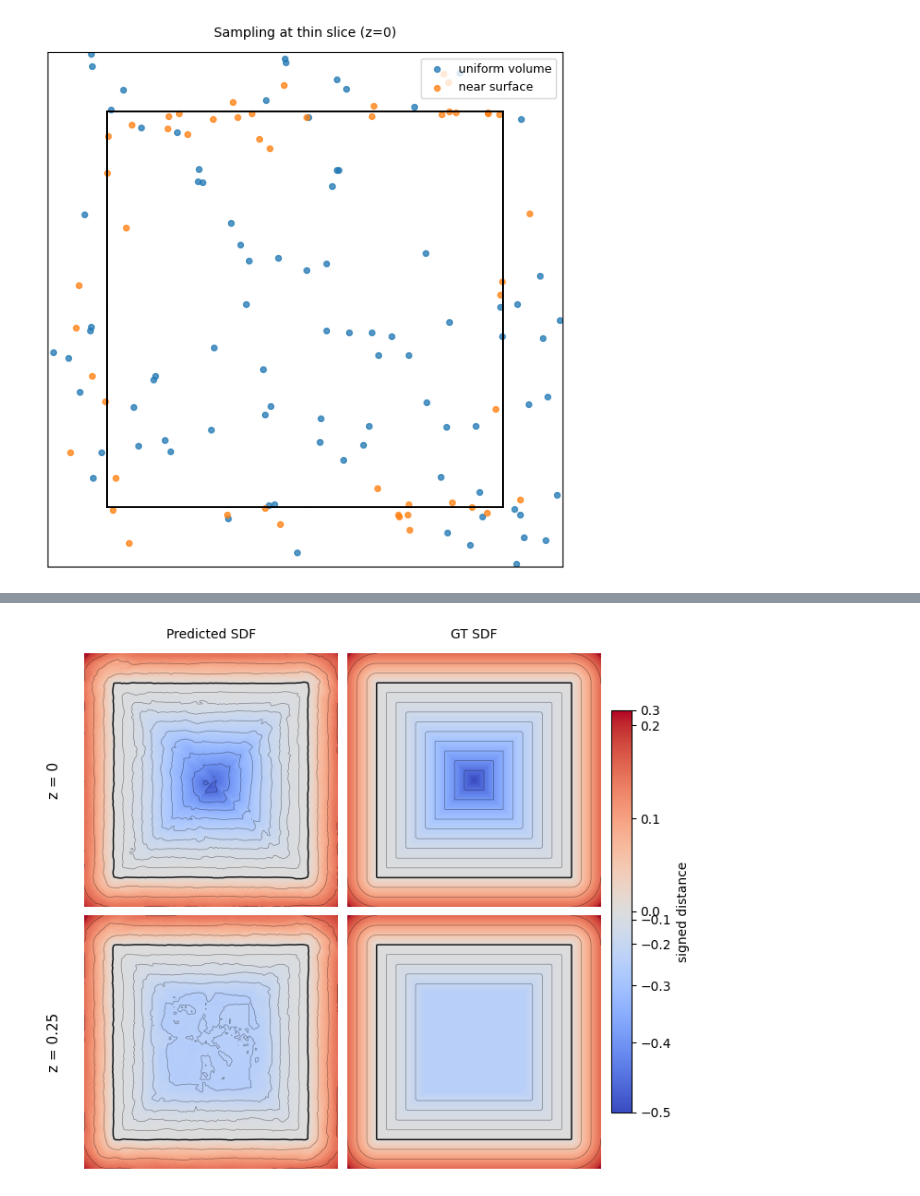
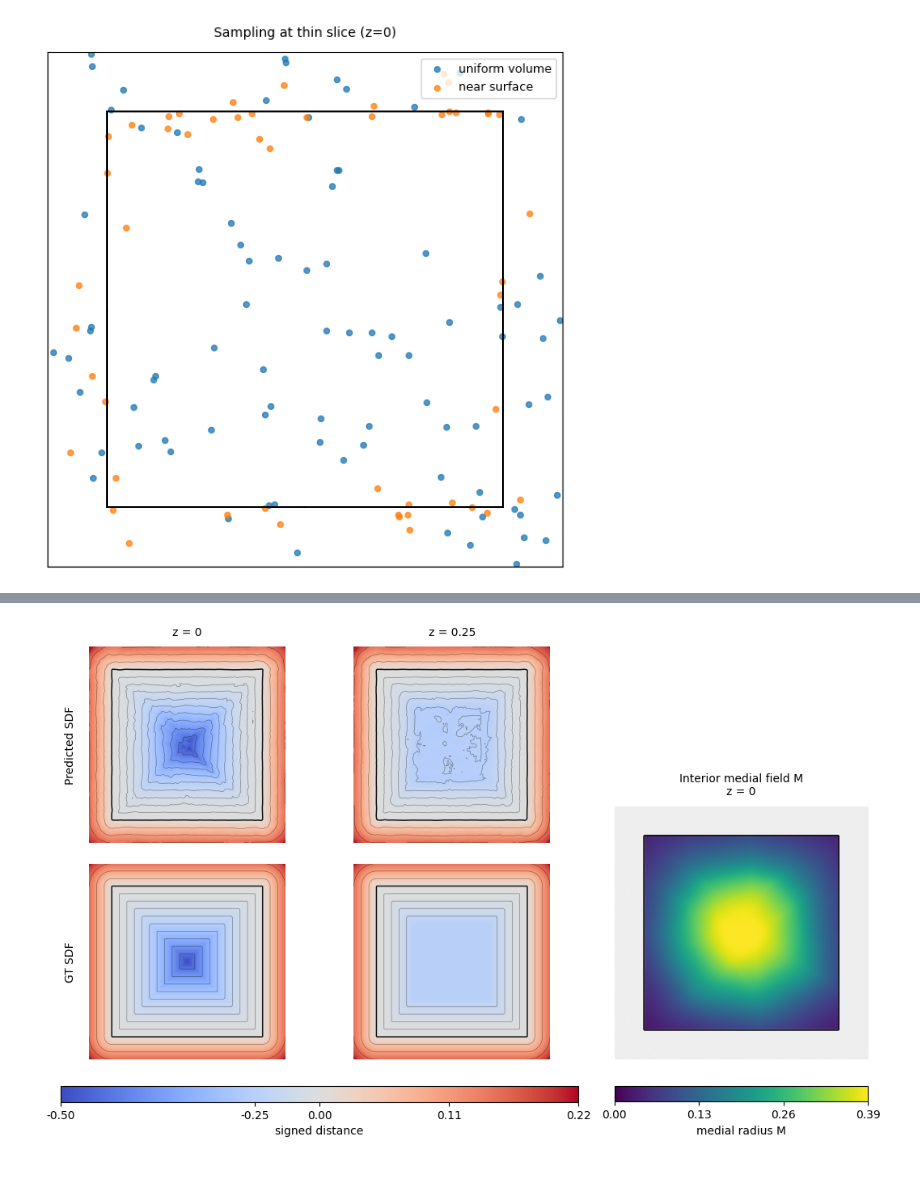
Before and after one commit to martinsinnona/points2surf, a Jupyter notebook: minimal_points2surf/points2surf_minimal.ipynb, the cells around one changed output, grey strips where cells are left out. Drawn from its saved outputs; the diff is of its cells as text; code cells hidden in the pictures.

Commit message:
medial field starting prediction

```diff
--- a/minimal_points2surf/points2surf_minimal.ipynb
+++ b/minimal_points2surf/points2surf_minimal.ipynb
@@ -47,9 +47,16 @@ GLOBAL_SAMPLE_SIZE = 1000
 
 NUM_DATALOADER_WORKERS = 4
 EPOCHS = 50
+MEDIAL_EPOCHS = 100
 LR = 0.0001
+MEDIAL_LR = 0.001
 LR_DECAY_EPOCH = 50
-EIKONAL_WEIGHT = 0.01
+EIKONAL_WEIGHT = 0
+MEDIAL_WEIGHTS = {
+    'maximality': 100,
+    'inscription': 500,
+    'orthogonality': 0.03,
+}
 
 pipeline.seed_everything(SEED)
 device = torch.device('cuda' if torch.cuda.is_available() else 'cpu')
@@ -77,7 +84,7 @@ print(f'{len(points):,} surface points | {len(query_points):,} SDF queries')
 dataset, sampler, loader = pipeline.make_training_loader(
     DATASET_DIR, PATCHES_PER_EPOCH, BATCH_SIZE, NUM_DATALOADER_WORKERS, SEED,
     points_per_patch=LOCAL_SAMPLE_SIZE, global_sample_size=GLOBAL_SAMPLE_SIZE,
-    fixed_global_context=True)
+    fixed_global_context=True, do_augmentation=False)
 
 model, _ = pipeline.build_model(
     device, LR, points_per_patch=LOCAL_SAMPLE_SIZE,
@@ -103,7 +110,7 @@ medial_sampler = lambda: pipeline.sample_medial_queries(
     mesh, VOLUME_PADDING, MEDIAL_OFFSET, MEDIAL_BAND_OFFSET,
     NUM_MEDIAL_CANDIDATES, NUM_MEDIAL_QUERIES, SEED + 2)
 
-history, query_points, query_sdf, query_kinds = pipeline.train_model(
+sdf_history, query_points, query_sdf, query_kinds = pipeline.train_model(
     model, optimizer, loader, dataset, DATASET_DIR,
     query_points, query_sdf, query_kinds, mesh, points, evaluation,
     device, SEED, EPOCHS, EVAL_EVERY, PATCHES_PER_EPOCH, BATCH_SIZE,
@@ -114,5 +121,5 @@ history, query_points, query_sdf, query_kinds = pipeline.train_model(
     restore_best=True, direct_magnitude_loss=True,
     query_conditioned_global=False, select_best_by_mae=True,
     fixed_global_context=True)
-baseline_history = history
+baseline_history = sdf_history
 # %% [markdown]
@@ -119,0 +127,7 @@ baseline_history = history
+# %%
+pipeline.add_query_medial_head(model)
+medial_optimizer = pipeline.make_medial_optimizer(model, MEDIAL_LR)
+medial_history = pipeline.train_medial_model(
+    model, medial_optimizer, loader, points, evaluation.prediction_tree,
+    device, MEDIAL_EPOCHS, MEDIAL_WEIGHTS, LOCAL_SAMPLE_SIZE)
+print(f'{sum(parameter.numel() for parameter in model.parameters() if parameter.requires_grad):,} trainable medial parameters')
@@ -132,10 +155,15 @@ plt.show()
 # %%
+importlib.reload(pipeline)
+importlib.reload(visualization)
+
 predict_sdf = lambda queries: pipeline.predict_sdf_queries(
     model, queries, points, evaluation, device, SEED,
     points_per_patch=LOCAL_SAMPLE_SIZE, query_conditioned_global=False)
+predict_medial = lambda queries: pipeline.predict_medial_queries(
+    model, queries, device)
 visualization.plot_sdf_slices(
-    mesh, predict_sdf, slice_zs=(0.0, 0.25), resolution=128,
+    mesh, predict_sdf, predict_medial, slice_zs=(0.0, 0.25), resolution=128,
     isoline_spacing=0.05, interior_gamma=2.0)
 plt.show()
 # %% [output]
-[figure, old version]
+[figure, new version]
```
Also changed, not shown: parts of 6 cells of this notebook, 3 other files.
